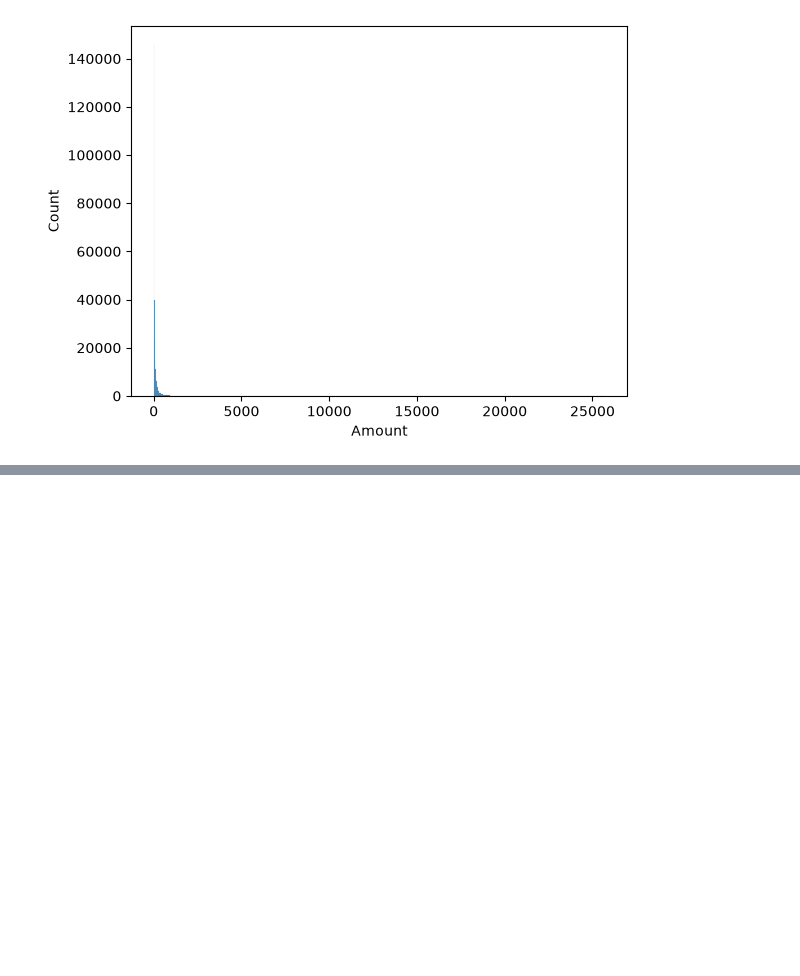
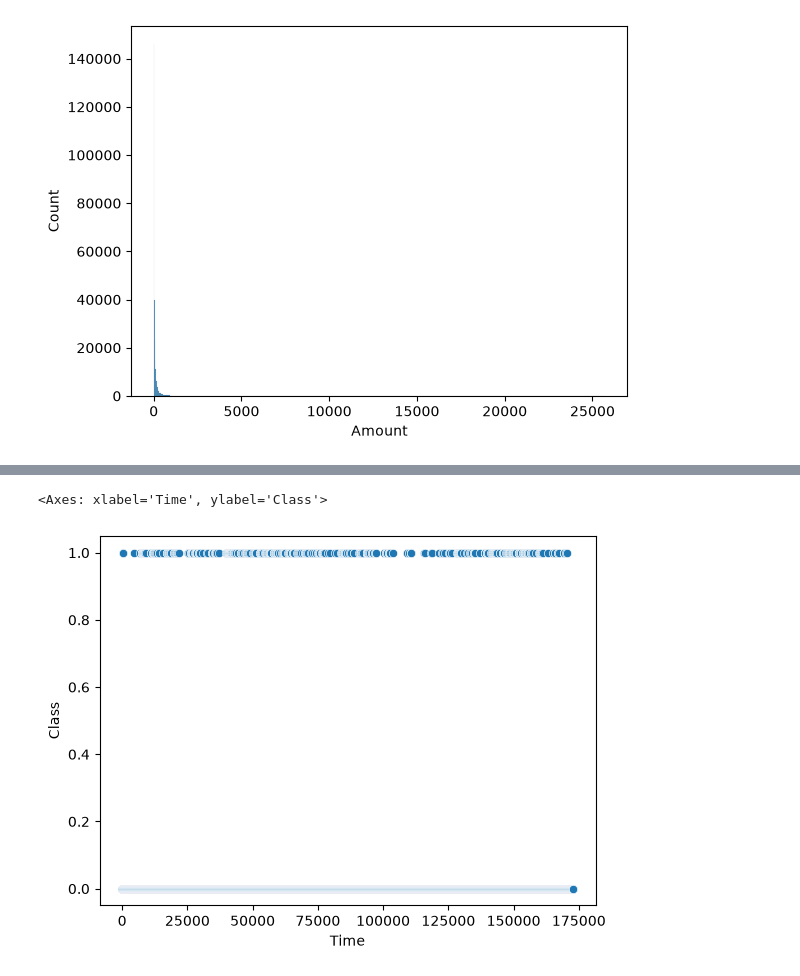
Before and after one commit to rahul-gitt/MY-PROJECTS, a Jupyter notebook: FraudGuard AI — Credit Card Fraud Detection/mian.ipynb, the cells around one changed output, grey strips where cells are left out. Saved outputs shown, nothing was run; the diff lists cells and outputs as text; code cells hidden in the pictures; blank space fills up the shorter version.

```diff
--- a/FraudGuard AI — Credit Card Fraud Detection/mian.ipynb
+++ b/FraudGuard AI — Credit Card Fraud Detection/mian.ipynb
@@ -114,0 +120,5 @@ sns.histplot(x= df['Amount'])
+# %%
+sns.scatterplot(x = df['Time'], y = df['Class'])
+# %% [output]
+<Axes: xlabel='Time', ylabel='Class'>
+[figure, added]
```
Also changed, not shown: parts of 4 cells of this notebook.
